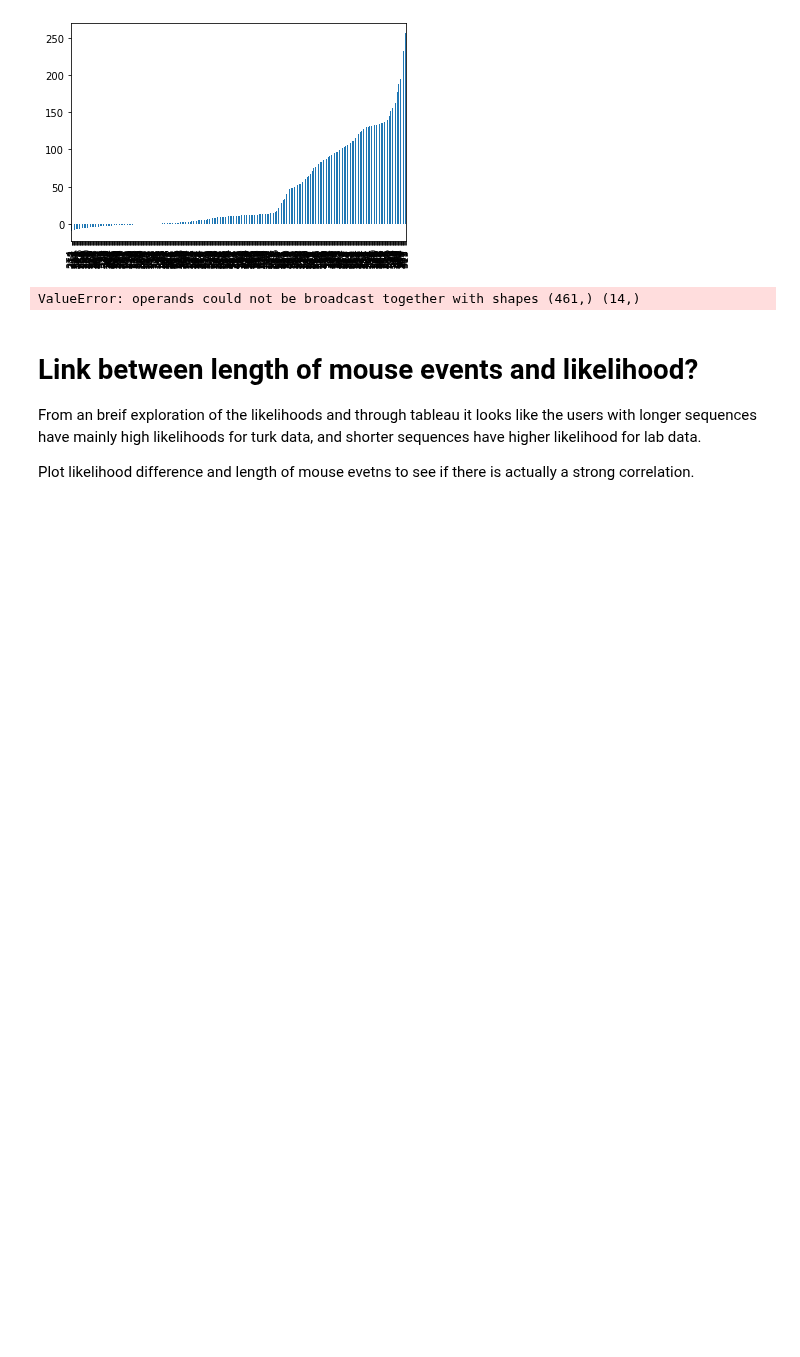
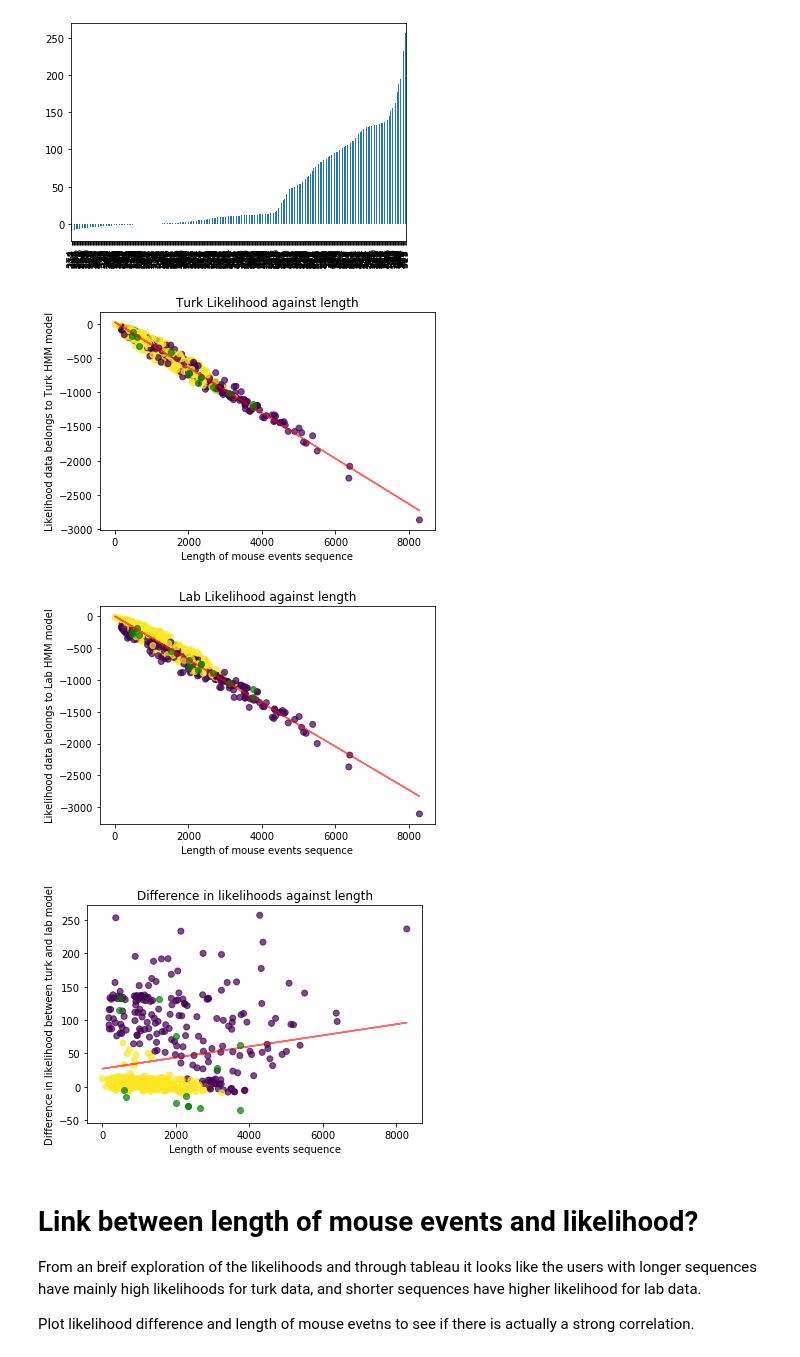
Before and after one commit to DJSaunders1997/Masters-Project, a Jupyter notebook: HMM.ipynb, the cells around one changed output. Drawn from its saved outputs; the diff is of its cells as text; code cells hidden in the pictures; blank space fills up the shorter version.

Commit message:
Fixed Errors

```diff
--- a/HMM.ipynb
+++ b/HMM.ipynb
@@ -452,43 +452,45 @@ plt.title('Turk Likelihood against length')
 plt.xlabel('Length of mouse events sequence')
 plt.ylabel('Likelihood data belongs to Turk HMM model')
 
-X = np.array(turk_lengths+lab_lengths).reshape(-1,1)
+X = np.append(turk_lengths, lab_lengths).reshape(-1,1)
 y = np.array(df_turk_diff['Turk likelihoods'].append(df_lab_diff['Turk likelihoods'])).reshape(-1,1)
 reg = LinearRegression().fit(X, y)
 pred=reg.predict(X)
 plt.plot(X, pred, 'r', alpha=0.6)
 plt.show()
 
 
 # Lab plot
 plt.scatter(turk_lengths, df_turk_diff['Lab likelihoods'], c=reclassified_turk_labels, alpha=0.7)
 plt.scatter(lab_lengths, df_lab_diff['Lab likelihoods'], c='g', alpha=0.7)
 plt.title('Lab Likelihood against length')
 plt.xlabel('Length of mouse events sequence')
 plt.ylabel('Likelihood data belongs to Lab HMM model')
 
-X = np.array(turk_lengths+lab_lengths).reshape(-1,1)
+X = np.append(turk_lengths, lab_lengths).reshape(-1,1)
 y = np.array(df_turk_diff['Lab likelihoods'].append(df_lab_diff['Lab likelihoods'])).reshape(-1,1)
 reg = LinearRegression().fit(X, y)
 pred=reg.predict(X)
 plt.plot(X, pred, 'r', alpha=0.6)
 plt.show()
 
 # Difference plot
 plt.scatter(turk_lengths, df_turk_diff['Difference'], c=reclassified_turk_labels, alpha=0.7)
 plt.scatter(lab_lengths, df_lab_diff['Difference'], c='g', alpha=0.7)
 plt.title('Difference in likelihoods against length')
 plt.xlabel('Length of mouse events sequence')
 plt.ylabel('Difference in likelihood between turk and lab model')
 
-X = np.array(turk_lengths+lab_lengths).reshape(-1,1)
+X = np.append(turk_lengths, lab_lengths).reshape(-1,1)
 y = np.array(df_turk_diff['Difference'].append(df_lab_diff['Difference'])).reshape(-1,1)
 reg = LinearRegression().fit(X, y)
 pred=reg.predict(X)
 plt.plot(X, pred, 'r', alpha=0.6)
 plt.show()
 # %% [output]
-ValueError: operands could not be broadcast together with shapes (461,) (14,)
+[figure, added]
+[figure, added]
+[figure, added]
 # %% [markdown]
 # Link between length of mouse events and likelihood?
 
```
Also changed, not shown: parts of 25 cells of this notebook, 1 other file.
